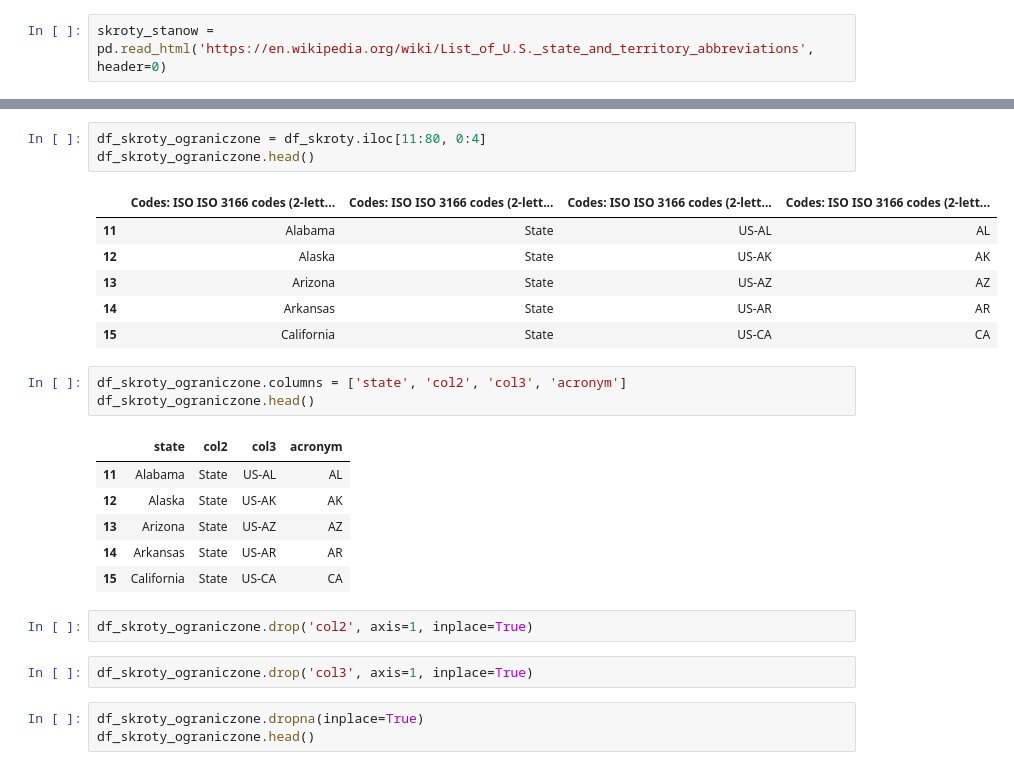
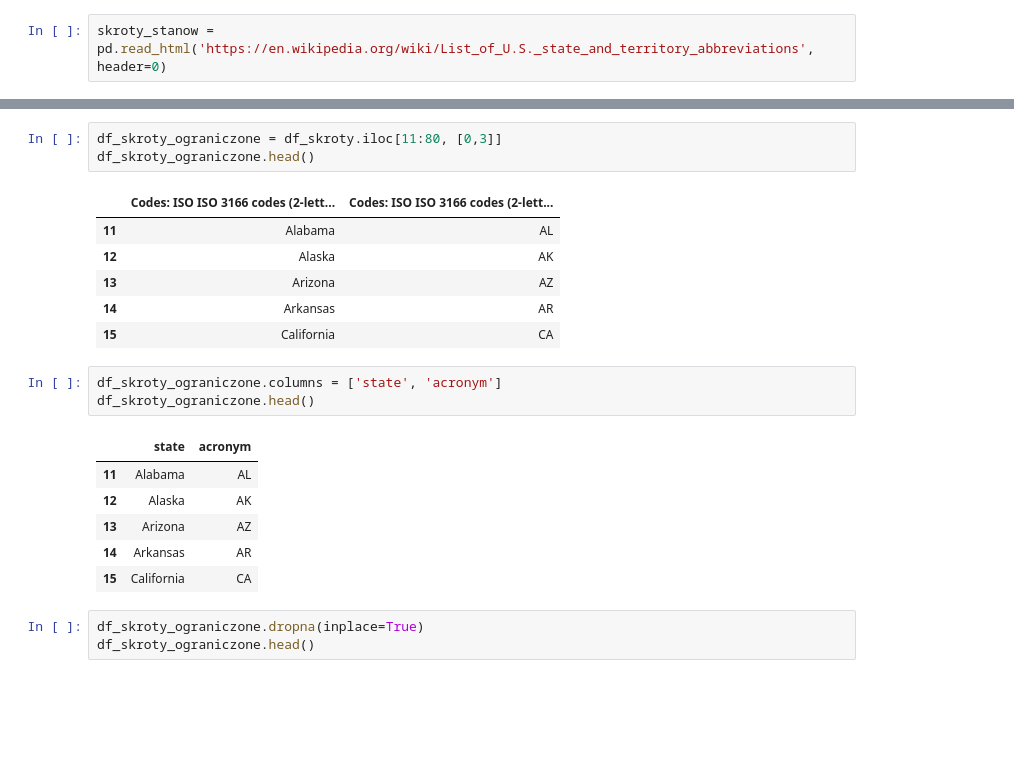
Before and after one commit to lukpytlewski/przestepczosc, a Jupyter notebook: przestepczosc.ipynb, the cells around one changed output, grey strips where cells are left out. Drawn from its saved outputs; the diff is of its cells as text; blank space fills up the shorter version.

```diff
--- a/przestepczosc.ipynb
+++ b/przestepczosc.ipynb
@@ -171,29 +174,25 @@ df_skroty.head()
 | 3 | USPS | 2-letter codes used by the United... | NaN | NaN | ... |
 | 4 | USCG | 2-letter codes used by the United... | NaN | NaN | ... |
 # %%
-df_skroty_ograniczone = df_skroty.iloc[11:80, 0:4]
+df_skroty_ograniczone = df_skroty.iloc[11:80, [0,3]]
 df_skroty_ograniczone.head()
 # %% [output]
-|  | Codes: ISO ISO 3166 codes (2-lett... | Codes: ISO ISO 3166 codes (2-lett... | Codes: ISO ISO 3166 codes (2-lett... | Codes: ISO ISO 3166 codes (2-lett... |
-| 11 | Alabama | State | US-AL | AL |
-| 12 | Alaska | State | US-AK | AK |
-| 13 | Arizona | State | US-AZ | AZ |
-| 14 | Arkansas | State | US-AR | AR |
-| 15 | California | State | US-CA | CA |
+|  | Codes: ISO ISO 3166 codes (2-lett... | Codes: ISO ISO 3166 codes (2-lett... |
+| 11 | Alabama | AL |
+| 12 | Alaska | AK |
+| 13 | Arizona | AZ |
+| 14 | Arkansas | AR |
+| 15 | California | CA |
 # %%
-df_skroty_ograniczone.columns = ['state', 'col2', 'col3', 'acronym']
+df_skroty_ograniczone.columns = ['state', 'acronym']
 df_skroty_ograniczone.head()
 # %% [output]
-|  | state | col2 | col3 | acronym |
-| 11 | Alabama | State | US-AL | AL |
-| 12 | Alaska | State | US-AK | AK |
-| 13 | Arizona | State | US-AZ | AZ |
-| 14 | Arkansas | State | US-AR | AR |
-| 15 | California | State | US-CA | CA |
+|  | state | acronym |
+| 11 | Alabama | AL |
+| 12 | Alaska | AK |
+| 13 | Arizona | AZ |
+| 14 | Arkansas | AR |
+| 15 | California | CA |
-# %%
-df_skroty_ograniczone.drop('col2', axis=1, inplace=True)
-# %%
-df_skroty_ograniczone.drop('col3', axis=1, inplace=True)
 # %%
 df_skroty_ograniczone.dropna(inplace=True)
 df_skroty_ograniczone.head()
```
Also changed, not shown: parts of 6 cells of this notebook.
